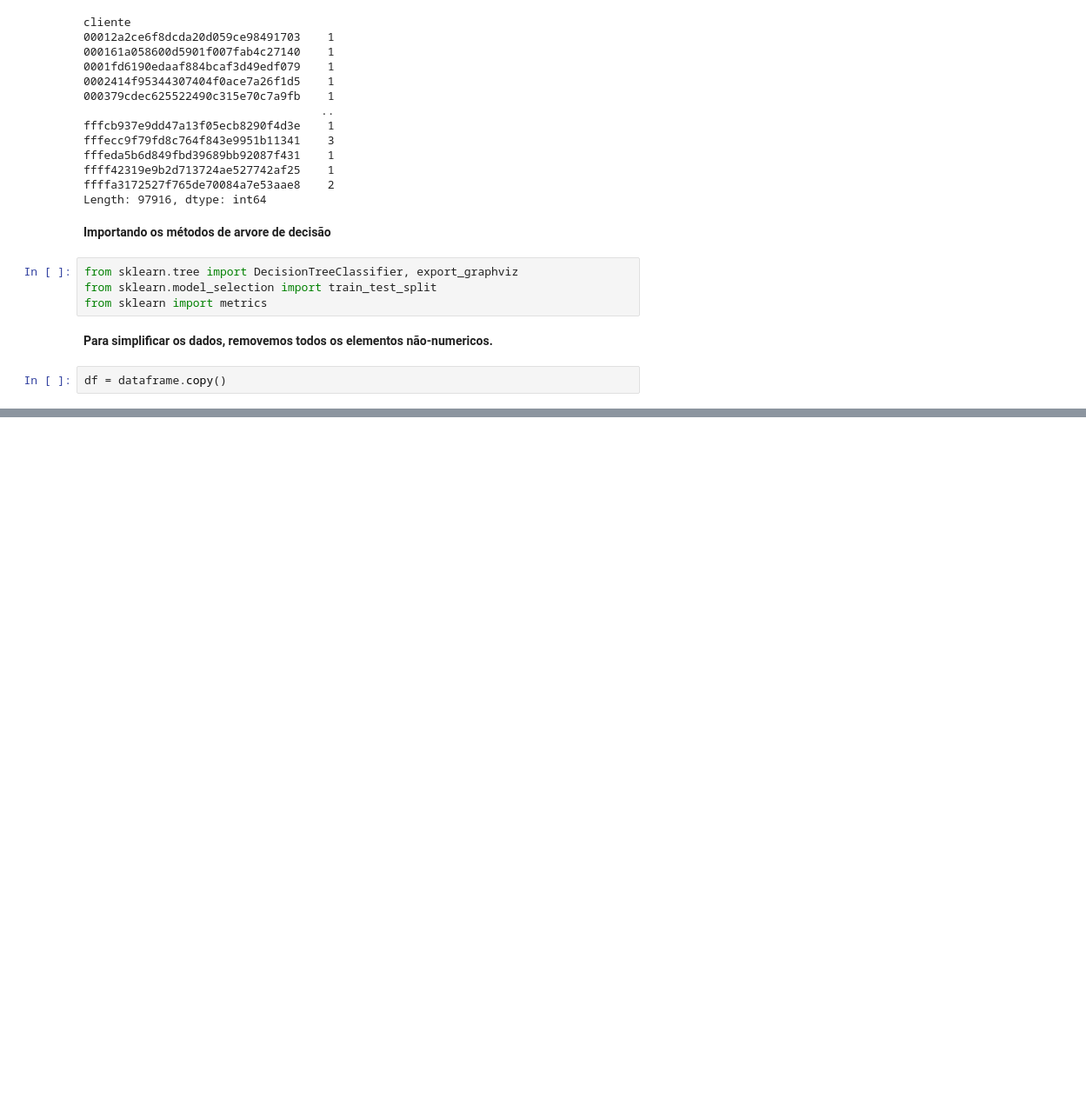
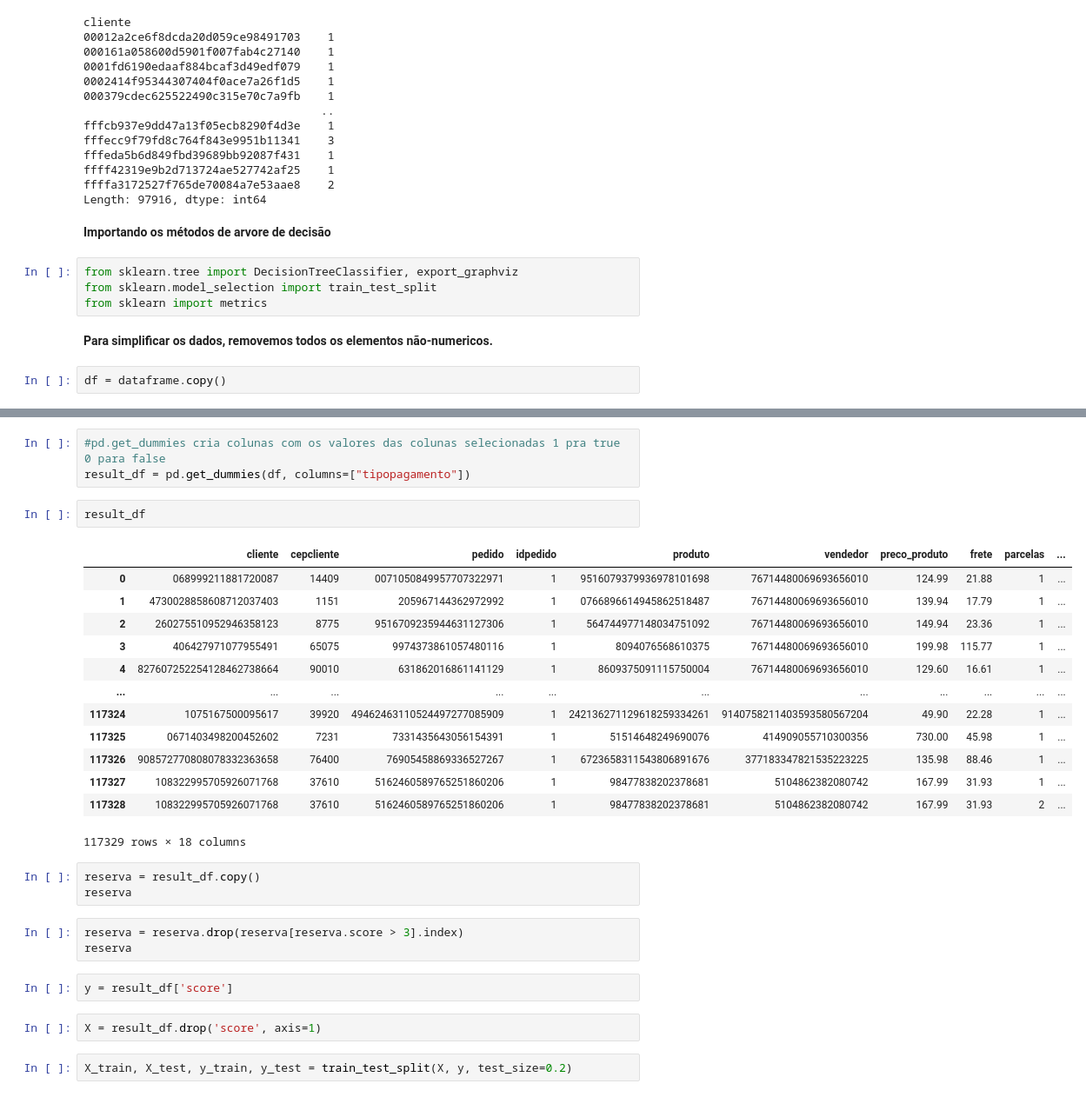
Before and after one commit to IgorNascimentoDEV/Analise-dados, a Jupyter notebook: Arvore_Decisao_analiseClienteEcommerce.ipynb, the cells around one changed output, grey strips where cells are left out. Shown at 87% size. Drawn from its saved outputs; the diff is of its cells as text; blank space fills up the shorter version.

```diff
--- a/Arvore_Decisao_analiseClienteEcommerce.ipynb
+++ b/Arvore_Decisao_analiseClienteEcommerce.ipynb
@@ -171,0 +281,31 @@ df
+# %%
+#pd.get_dummies cria colunas com os valores das colunas selecionadas 1 pra true 0 para false
+result_df = pd.get_dummies(df, columns=["tipopagamento"])
+# %%
+result_df
+# %% [output]
+|  | cliente | cepcliente | pedido | idpedido | produto | vendedor | preco_produto | frete | parcelas | ... |
+| 0 | 068999211881720087 | 14409 | 0071050849957707322971 | 1 | 9516079379936978101698 | 76714480069693656010 | 124.99 | 21.88 | 1 | ... |
+| 1 | 4730028858608712037403 | 1151 | 205967144362972992 | 1 | 0766896614945862518487 | 76714480069693656010 | 139.94 | 17.79 | 1 | ... |
+| 2 | 260275510952946358123 | 8775 | 9516709235944631127306 | 1 | 564744977148034751092 | 76714480069693656010 | 149.94 | 23.36 | 1 | ... |
+| 3 | 406427971077955491 | 65075 | 9974373861057480116 | 1 | 8094076568610375 | 76714480069693656010 | 199.98 | 115.77 | 1 | ... |
+| 4 | 827607252254128462738664 | 90010 | 631862016861141129 | 1 | 8609375091115750004 | 76714480069693656010 | 129.60 | 16.61 | 1 | ... |
+| ... | ... | ... | ... | ... | ... | ... | ... | ... | ... | ... |
+| 117324 | 1075167500095617 | 39920 | 49462463110524497277085909 | 1 | 242136271129618259334261 | 9140758211403593580567204 | 49.90 | 22.28 | 1 | ... |
+| 117325 | 0671403498200452602 | 7231 | 7331435643056154391 | 1 | 51514648249690076 | 414909055710300356 | 730.00 | 45.98 | 1 | ... |
+| 117326 | 908572770808078332363658 | 76400 | 76905458869336527267 | 1 | 6723658311543806891676 | 377183347821535223225 | 135.98 | 88.46 | 1 | ... |
+| 117327 | 108322995705926071768 | 37610 | 5162460589765251860206 | 1 | 98477838202378681 | 5104862382080742 | 167.99 | 31.93 | 1 | ... |
+| 117328 | 108322995705926071768 | 37610 | 5162460589765251860206 | 1 | 98477838202378681 | 5104862382080742 | 167.99 | 31.93 | 2 | ... |
+117329 rows × 18 columns
+# %%
+reserva = result_df.copy()
+reserva
+# %%
+reserva = reserva.drop(reserva[reserva.score > 3].index)
+reserva
+# %%
+y = result_df['score']
+# %%
+X = result_df.drop('score', axis=1)
+# %%
+X_train, X_test, y_train, y_test = train_test_split(X, y, test_size=0.2)
```
Also changed, not shown: parts of 15 cells of this notebook.
